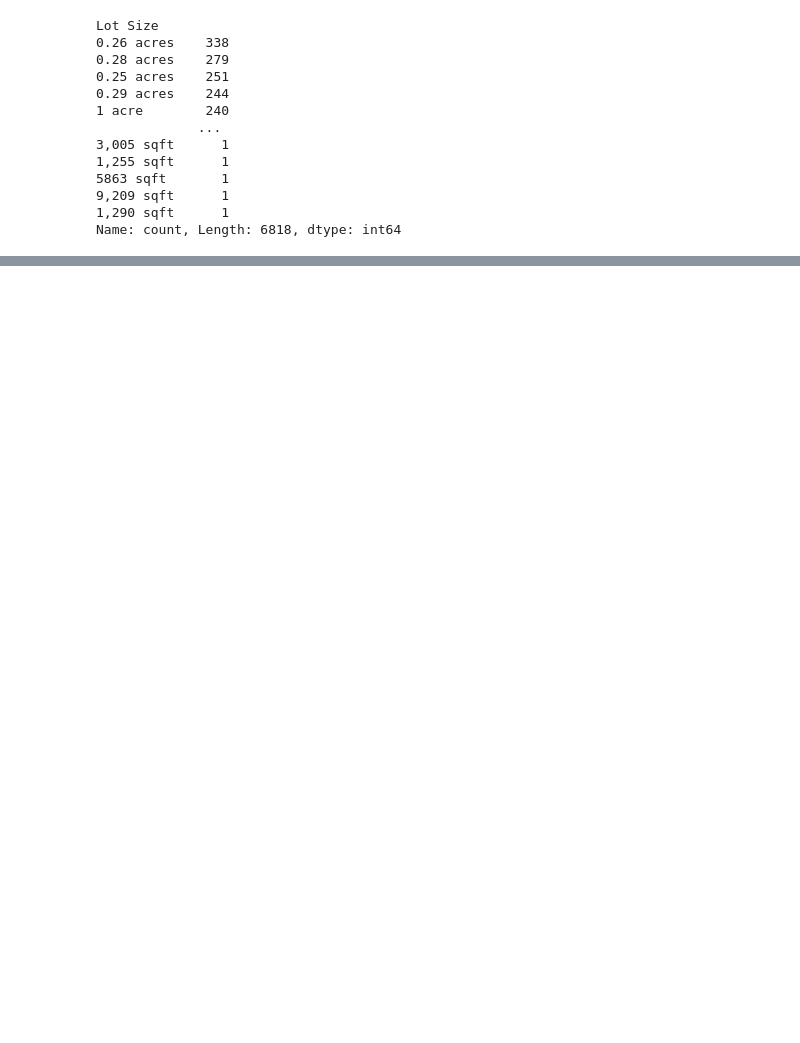
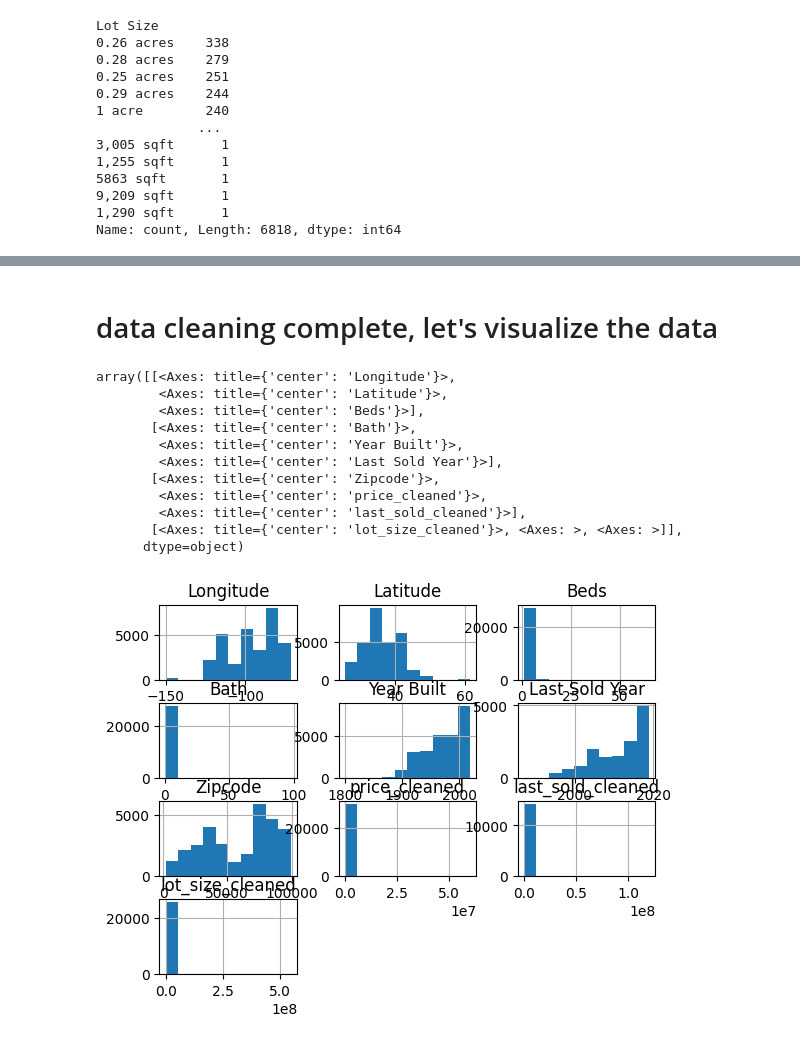
Before and after one commit to raushan-shah/CSY2082-AS1-assignment, a Jupyter notebook: code.ipynb, the cells around one changed output, grey strips where cells are left out. Saved outputs shown, nothing was run; the diff lists cells and outputs as text; code cells hidden in the pictures; blank space fills up the shorter version.

Commit message:
data cleaning done

```diff
--- a/code.ipynb
+++ b/code.ipynb
@@ -316,4 +314,6 @@ Name: count, Length: 6818, dtype: int64
 #now cleaning the sqr ft and lot size values
 #here we have acres and sqft, 2 units.. let's convert the acres to
 #sqft so that calculations are easy..
-df['Lot Size'].str.replace(",","").replace("sqft","")
+
+#removing the sqft
+df['lot_size_cleaned']=df['Lot Size'].str.replace(" sqft","").str.replace(",","")
@@ -332,0 +335,14 @@ Name: Lot Size, Length: 30006, dtype: object
+# %%
+#now removing the acre and acres and converting to float..
+def clean_acres(lot):
+        try:
+            if "acre" in str(lot):
+                lot = str(lot).replace(" acres","").replace(" acre","").strip()
+                # print(lot)
+                # return lot
+                return float(lot) * 43560 # 1 acre = 43,560 sqft
+            return float(lot)
+        except Exception:
+            return np.nan
+# %%
+df['lot_size_cleaned']=df['lot_size_cleaned'].apply(clean_acres)
@@ -332,0 +376,3 @@ Name: Lot Size, Length: 30006, dtype: object
+# %%
+#cleaning the sqr ft column
+df['sqr_ft_cleaned']=df['Sqr Ft'].str.replace(" sqft","").str.replace(",","")
@@ -332,0 +410,17 @@ Name: Lot Size, Length: 30006, dtype: object
+# %% [markdown]
+# data cleaning complete, let's visualize the data
+# %%
+df.hist()
+# %% [output]
+array([[<Axes: title={'center': 'Longitude'}>,
+        <Axes: title={'center': 'Latitude'}>,
+        <Axes: title={'center': 'Beds'}>],
+       [<Axes: title={'center': 'Bath'}>,
+        <Axes: title={'center': 'Year Built'}>,
+        <Axes: title={'center': 'Last Sold Year'}>],
+       [<Axes: title={'center': 'Zipcode'}>,
+        <Axes: title={'center': 'price_cleaned'}>,
+        <Axes: title={'center': 'last_sold_cleaned'}>],
+       [<Axes: title={'center': 'lot_size_cleaned'}>, <Axes: >, <Axes: >]],
+      dtype=object)
+[figure, added]
```
Also changed, not shown: parts of 14 cells of this notebook.
